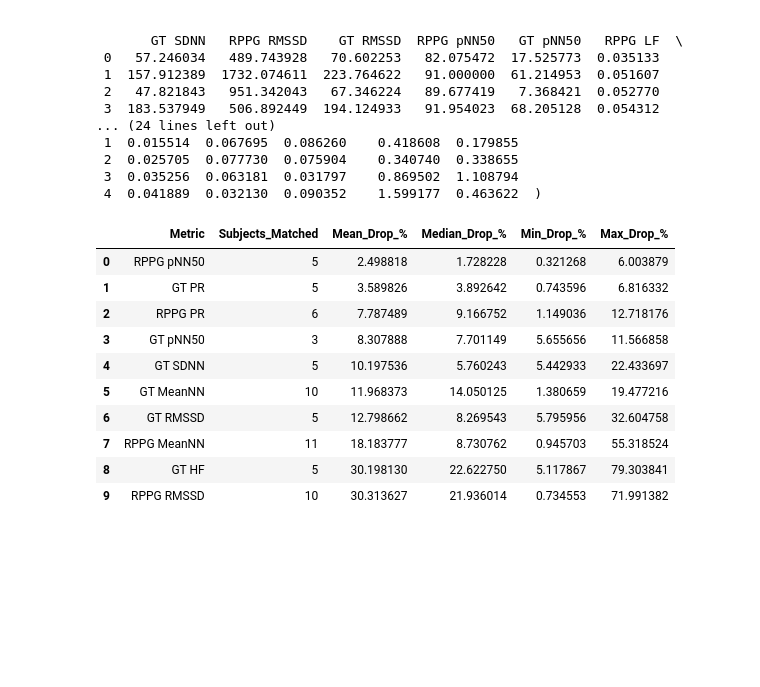
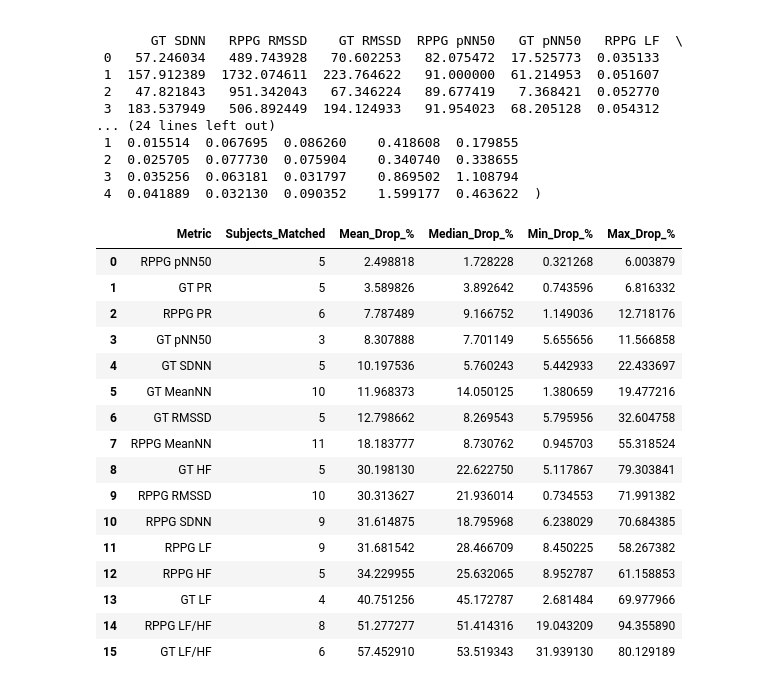
Before and after one commit to archiseino/hrv-plus-ultra, a Jupyter notebook: threshold-state-hrv.ipynb, the cells around one changed output. Cells and saved outputs as stored; diff of their text form; code cells hidden in the pictures; blank space fills up the shorter version.

```diff
--- a/threshold-state-hrv.ipynb
+++ b/threshold-state-hrv.ipynb
@@ -60,31 +60,37 @@ for metric in hrv_metrics:
 
     ## Keep only the subjects where the rest > stress (to match the condition)
     valid_mask = rest_vals > stress_vals
     filtered_drop = drop[valid_mask]
 
     metrics_summary.append({
         "Metric": metric,
         "Subjects_Matched": valid_mask.sum(),
         "Mean_Drop_%": filtered_drop.mean(),
         "Median_Drop_%": filtered_drop.median(),
         "Min_Drop_%": filtered_drop.min(),
         "Max_Drop_%": filtered_drop.max()
     })
 
 # Create a DataFrame with the results
 metrics_summary_df = pd.DataFrame(metrics_summary).sort_values(by="Mean_Drop_%", ascending=True)
 metrics_summary_df.reset_index(drop=True, inplace=True)
 
-metrics_summary_df.head(10)
+metrics_summary_df.head(20)
 # %% [output]
 |  | Metric | Subjects_Matched | Mean_Drop_% | Median_Drop_% | Min_Drop_% | Max_Drop_% |
 | 0 | RPPG pNN50 | 5 | 2.498818 | 1.728228 | 0.321268 | 6.003879 |
 | 1 | GT PR | 5 | 3.589826 | 3.892642 | 0.743596 | 6.816332 |
 | 2 | RPPG PR | 6 | 7.787489 | 9.166752 | 1.149036 | 12.718176 |
 | 3 | GT pNN50 | 3 | 8.307888 | 7.701149 | 5.655656 | 11.566858 |
 | 4 | GT SDNN | 5 | 10.197536 | 5.760243 | 5.442933 | 22.433697 |
 | 5 | GT MeanNN | 10 | 11.968373 | 14.050125 | 1.380659 | 19.477216 |
 | 6 | GT RMSSD | 5 | 12.798662 | 8.269543 | 5.795956 | 32.604758 |
 | 7 | RPPG MeanNN | 11 | 18.183777 | 8.730762 | 0.945703 | 55.318524 |
 | 8 | GT HF | 5 | 30.198130 | 22.622750 | 5.117867 | 79.303841 |
 | 9 | RPPG RMSSD | 10 | 30.313627 | 21.936014 | 0.734553 | 71.991382 |
+| 10 | RPPG SDNN | 9 | 31.614875 | 18.795968 | 6.238029 | 70.684385 |
+| 11 | RPPG LF | 9 | 31.681542 | 28.466709 | 8.450225 | 58.267382 |
+| 12 | RPPG HF | 5 | 34.229955 | 25.632065 | 8.952787 | 61.158853 |
+| 13 | GT LF | 4 | 40.751256 | 45.172787 | 2.681484 | 69.977966 |
+| 14 | RPPG LF/HF | 8 | 51.277277 | 51.414316 | 19.043209 | 94.355890 |
+| 15 | GT LF/HF | 6 | 57.452910 | 53.519343 | 31.939130 | 80.129189 |
```
Also changed, not shown: 1 other file.
